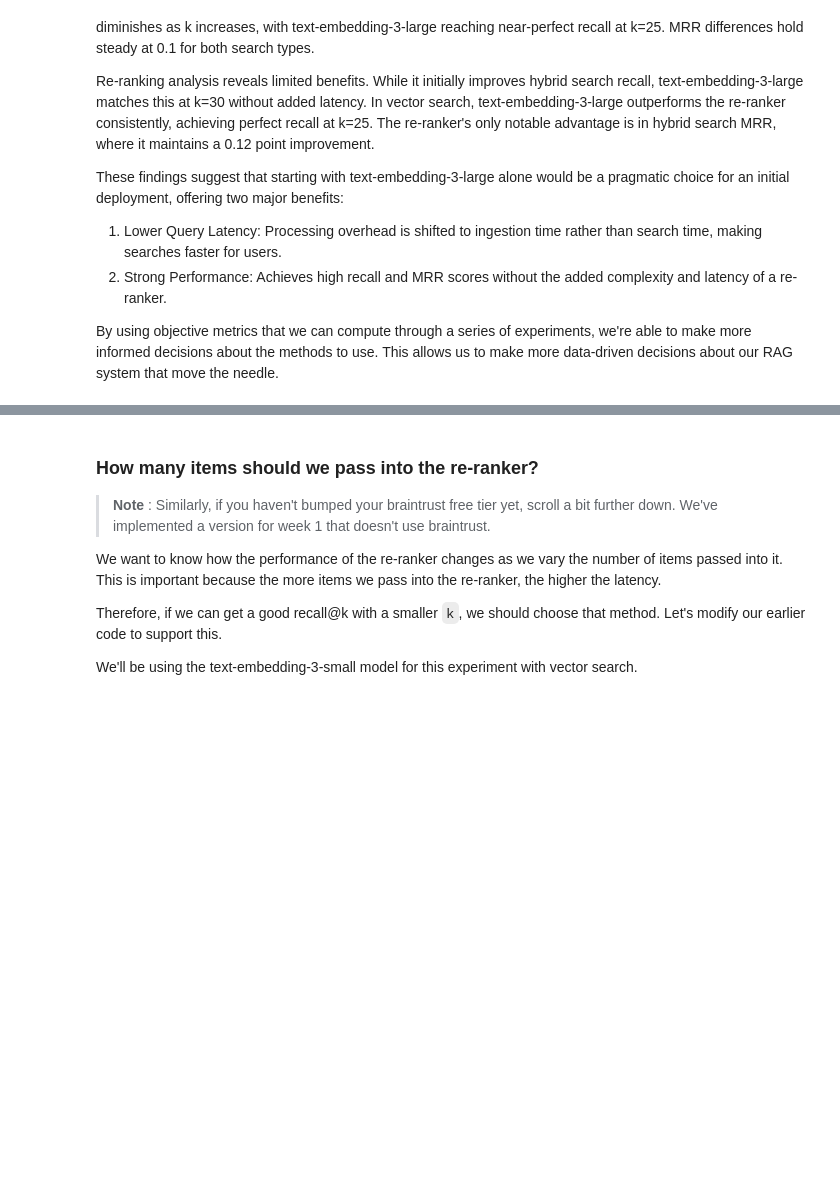
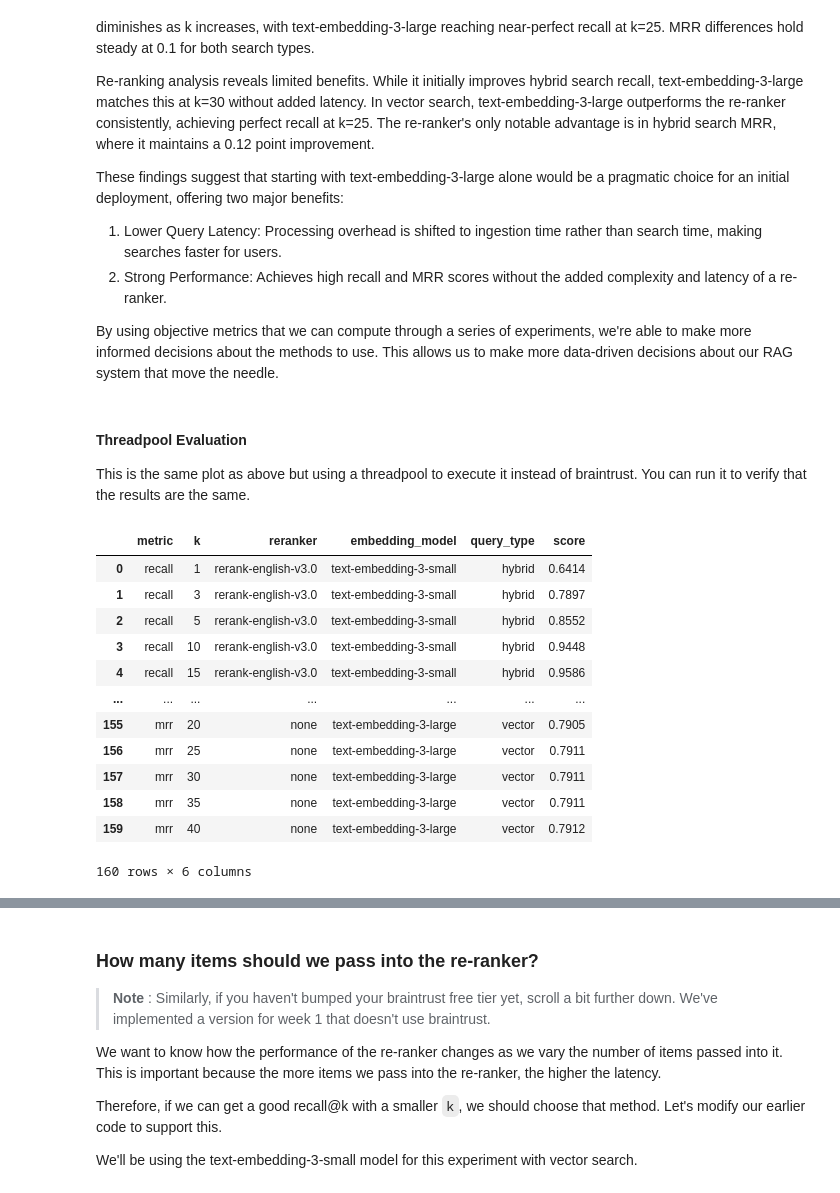
Before and after one commit to sanyaade-teachings/systematically-improving-rag, a Jupyter notebook: cohort_2/week1/2. benchmark_retrieval.ipynb, the cells around one changed output, grey strips where cells are left out. Saved outputs shown, nothing was run; the diff lists cells and outputs as text; code cells hidden in the pictures; blank space fills up the shorter version.

```diff
--- a/cohort_2/week1/2. benchmark_retrieval.ipynb
+++ b/cohort_2/week1/2. benchmark_retrieval.ipynb
@@ -607,3 +604,26 @@ These findings suggest that starting with text-embedding-3-large alone would be
 2. Strong Performance: Achieves high recall and MRR scores without the added complexity and latency of a re-ranker.
 
 By using objective metrics that we can compute through a series of experiments, we're able to make more informed decisions about the methods to use. This allows us to make more data-driven decisions about our RAG system that move the needle.
+# %% [markdown]
+#### Threadpool Evaluation
+
+This is the same plot as above but using a threadpool to execute it instead of braintrust. You can run it to verify that the results are the same.
+# %%
+import pandas as pd
+
+df = pd.DataFrame(threadpool_evaluation_results)
+df
+# %% [output]
+|  | metric | k | reranker | embedding_model | query_type | score |
+| 0 | recall | 1 | rerank-english-v3.0 | text-embedding-3-small | hybrid | 0.6414 |
+| 1 | recall | 3 | rerank-english-v3.0 | text-embedding-3-small | hybrid | 0.7897 |
+| 2 | recall | 5 | rerank-english-v3.0 | text-embedding-3-small | hybrid | 0.8552 |
+| 3 | recall | 10 | rerank-english-v3.0 | text-embedding-3-small | hybrid | 0.9448 |
+| 4 | recall | 15 | rerank-english-v3.0 | text-embedding-3-small | hybrid | 0.9586 |
+| ... | ... | ... | ... | ... | ... | ... |
+| 155 | mrr | 20 | none | text-embedding-3-large | vector | 0.7905 |
+| 156 | mrr | 25 | none | text-embedding-3-large | vector | 0.7911 |
+| 157 | mrr | 30 | none | text-embedding-3-large | vector | 0.7911 |
+| 158 | mrr | 35 | none | text-embedding-3-large | vector | 0.7911 |
+| 159 | mrr | 40 | none | text-embedding-3-large | vector | 0.7912 |
+160 rows × 6 columns
```
Also changed, not shown: parts of 9 cells of this notebook.
